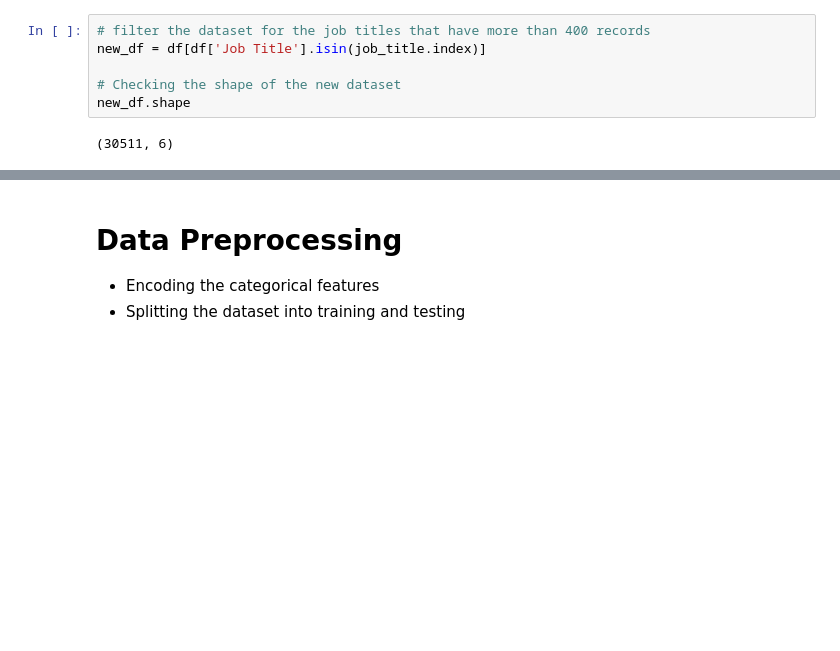
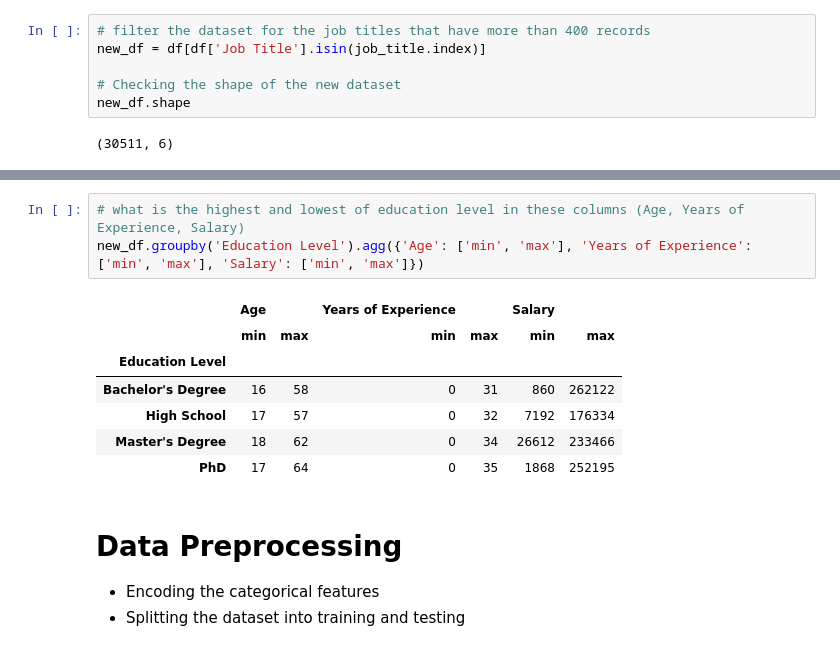
Before and after one commit to Heidarabdi/salary_prediction_py, a Jupyter notebook: jupyter/salary_prediction.ipynb, the cells around one changed output, grey strips where cells are left out. Cells and saved outputs as stored; diff of their text form; blank space fills up the shorter version.

```diff
--- a/jupyter/salary_prediction.ipynb
+++ b/jupyter/salary_prediction.ipynb
@@ -218,3 +249,14 @@ new_df.shape
+# %%
+# what is the highest and lowest of education level in these columns (Age, Years of Experience, Salary)
+new_df.groupby('Education Level').agg({'Age': ['min', 'max'], 'Years of Experience': ['min', 'max'], 'Salary': ['min', 'max']})
+# %% [output]
+|  | Age |  | Years of Experience |  | Salary |  |
+|  | min | max | min | max | min | max |
+| Education Level |  |  |  |  |  |  |
+| Bachelor's Degree | 16 | 58 | 0 | 31 | 860 | 262122 |
+| High School | 17 | 57 | 0 | 32 | 7192 | 176334 |
+| Master's Degree | 18 | 62 | 0 | 34 | 26612 | 233466 |
+| PhD | 17 | 64 | 0 | 35 | 1868 | 252195 |
 # %% [markdown]
 # Data Preprocessing
 - Encoding the categorical features
```
Also changed, not shown: parts of 2 cells of this notebook, 2 other files.
